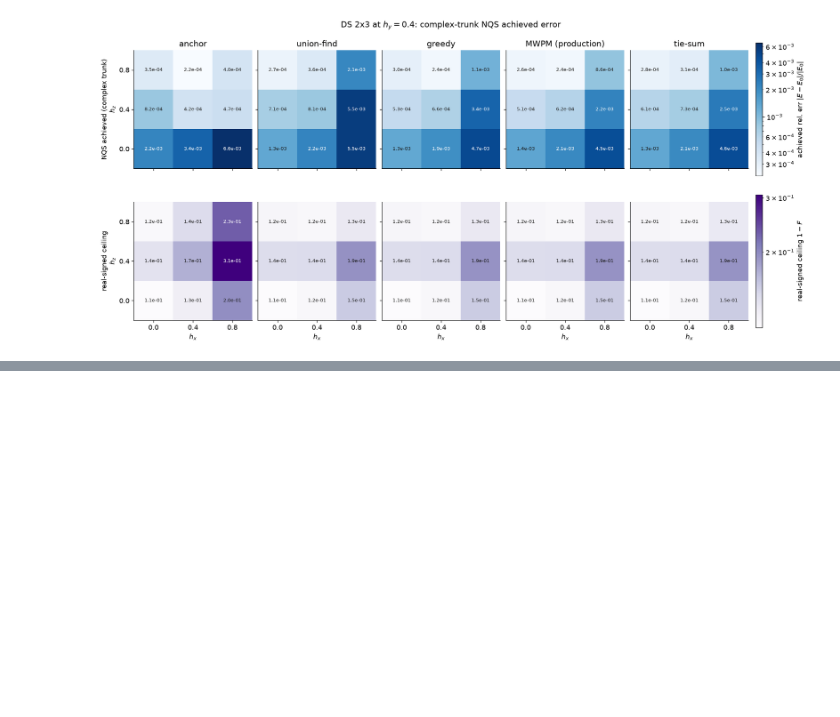
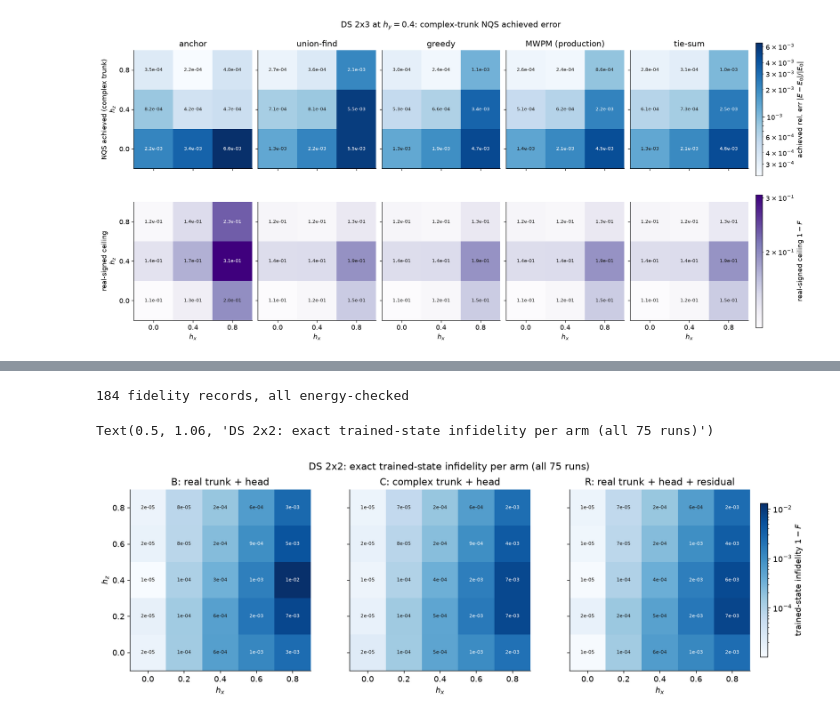
Before and after one commit to SanzharBissenali/2D-TC, a Jupyter notebook: analysis/05_phase4b_plane.ipynb, the cells around one changed output, grey strips where cells are left out. Saved outputs shown, nothing was run; the diff lists cells and outputs as text; code cells hidden in the pictures; blank space fills up the shorter version.

```diff
--- a/analysis/05_phase4b_plane.ipynb
+++ b/analysis/05_phase4b_plane.ipynb
@@ -51,8 +51,8 @@ for f in glob.glob('results/nqs/G-equiv_1_hc*_ds_*.json'):
     if not os.path.exists(f.replace('.json', '.mpack')):
         continue                       # completed runs only
     m = pat.search(os.path.basename(f))
-    if not m or m.group(4) not in ARMS:
-        continue
+    if not m or m.group(4) not in ARMS or m.group(1) not in ('2x2', '2x3'):
+        continue  # other sessions' sizes (e.g. 1x2 ladder sweeps) are out of scope here
     key = (m.group(1), round(float(m.group(2) or 0), 6), round(float(m.group(3) or 0), 6))
     e0 = refs.get(key, {}).get('E0')
     if e0:
@@ -514,0 +529,46 @@ fig.savefig(f"{FIGDIR}/phase4d_2x3_hy_invivo_vs_ceiling.png", dpi=300, bbox_inch
+# %%
+# fidelity loader: results/diagnostics/fidelity_hc*_p4*.json -> FID[(size, hy, hx, hz, arm)] = (F, F_trunk)
+FID = {}
+for f in sorted(glob.glob('results/diagnostics/fidelity_hc*_p4*.json')):
+    d = json.load(open(f))
+    size = f"{d['Lx']}x{d['Ly']}"
+    for r in d['records']:
+        assert r['energy_check_ok'], (f, r['arm'], r['hx'], r['hz'])
+        FID[(size, r['hy'], r['hx'], r['hz'], r['arm'])] = (r['F'], r['F_trunk'])
+print(f'{len(FID)} fidelity records, all energy-checked')
+# %% [output]
+184 fidelity records, all energy-checked
+# %%
+# 4b arms at 2x2: infidelity 1-F heatmaps (exact trained fidelities)
+V5 = [0.0, 0.2, 0.4, 0.6, 0.8]
+fig, axes = plt.subplots(1, 3, figsize=(13.5, 4.2), sharey=True, constrained_layout=True)
+vals = [1 - FID[k][0] for k in FID if k[0] == '2x2']
+norm_f = LogNorm(vmin=min(vals), vmax=max(vals))
+for ax, arm in zip(axes, ARMS):
+    ax.grid(False)
+    W = np.full((5, 5), np.nan)
+    for i, hz in enumerate(V5):
+        for j, hx in enumerate(V5):
+            k = ('2x2', 0.0, hx, hz, arm)
+            if k in FID:
+                W[i, j] = 1 - FID[k][0]
+    im = ax.imshow(np.ma.masked_invalid(W), origin='lower',
+                   extent=(-0.1, 0.9, -0.1, 0.9), cmap='Blues', norm=norm_f,
+                   interpolation='nearest')
+    ax.set_facecolor('0.9')
+    for i, hz in enumerate(V5):
+        for j, hx in enumerate(V5):
+            if np.isfinite(W[i, j]):
+                dark = norm_f(W[i, j]) > 0.6
+                ax.text(hx, hz, f'{W[i, j]:.0e}', ha='center', va='center',
+                        fontsize=6.5, color='white' if dark else '#1a1a1a')
+    ax.set_xticks(V5); ax.set_yticks(V5)
+    ax.set(xlabel='$h_x$', title=ARM_LABEL[arm])
+axes[0].set(ylabel='$h_z$')
+cb = fig.colorbar(im, ax=axes, shrink=0.85, pad=0.015)
+cb.set_label(r'trained-state infidelity $1 - F$')
+fig.suptitle('DS 2x2: exact trained-state infidelity per arm (all 75 runs)', y=1.06)
+# fig.savefig(f"{FIGDIR}/fidelity_4b_2x2.png", dpi=300, bbox_inches="tight")
+# %% [output]
+Text(0.5, 1.06, 'DS 2x2: exact trained-state infidelity per arm (all 75 runs)')
+[figure, added]
```
Also changed, not shown: parts of 4 cells of this notebook.
